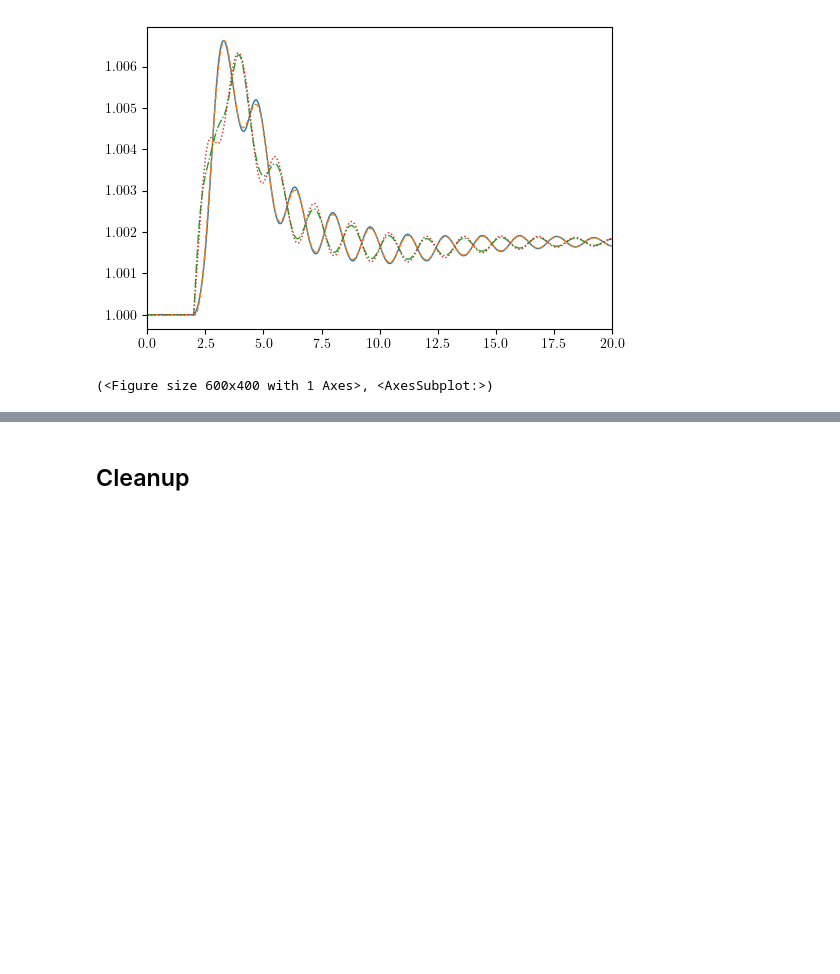
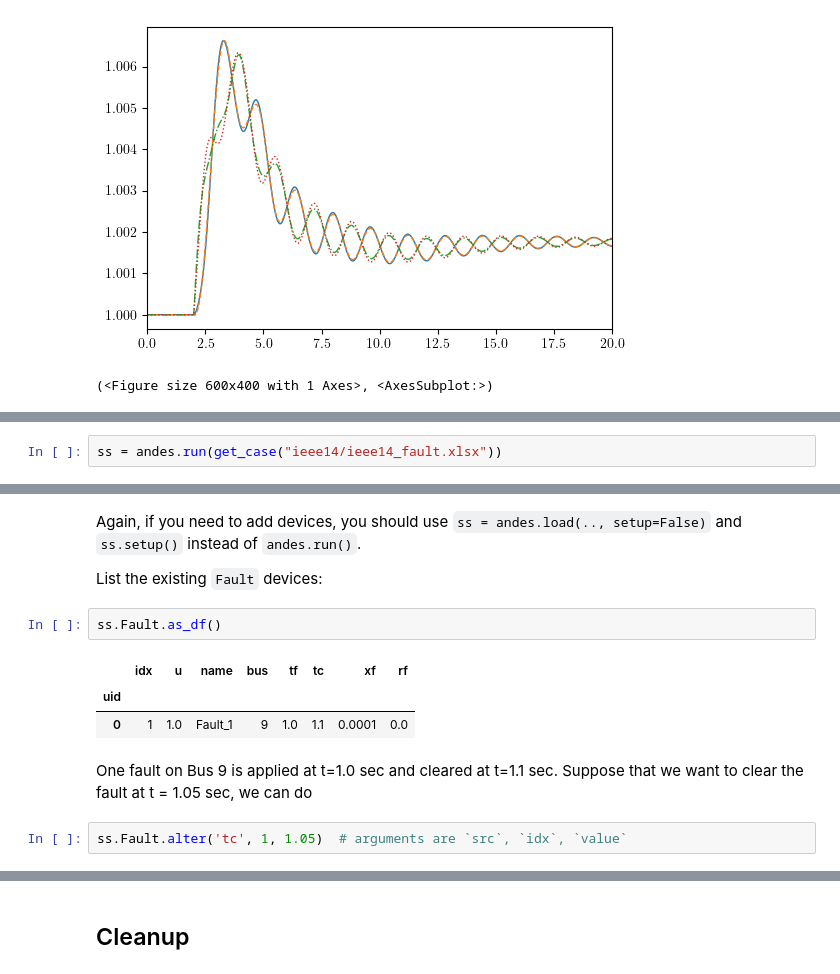
Before and after one commit to CURENT/andes, a Jupyter notebook: examples/ex2.ipynb, the cells around one changed output, grey strips where cells are left out. Saved outputs shown, nothing was run; the diff lists cells and outputs as text; blank space fills up the shorter version.

Commit message:
Added alter fault duration.

```diff
--- a/examples/ex2.ipynb
+++ b/examples/ex2.ipynb
@@ -353,0 +354,2 @@ ss.TDS.plt.plot_data(ss.dae.ts.t, omega )
+# %%
+ss = andes.run(get_case("ieee14/ieee14_fault.xlsx"))
@@ -353,0 +375,16 @@ ss.TDS.plt.plot_data(ss.dae.ts.t, omega )
+# %% [markdown]
+Again, if you need to add devices, you should use ``ss = andes.load(..,
+setup=False)`` and ``ss.setup()`` instead of ``andes.run()``.
+
+List the existing ``Fault`` devices:
+# %%
+ss.Fault.as_df()
+# %% [output]
+|  | idx | u | name | bus | tf | tc | xf | rf |
+| uid |  |  |  |  |  |  |  |  |
+| 0 | 1 | 1.0 | Fault_1 | 9 | 1.0 | 1.1 | 0.0001 | 0.0 |
+# %% [markdown]
+One fault on Bus 9 is applied at t=1.0 sec and cleared at t=1.1 sec. Suppose
+that we want to clear the fault at t = 1.05 sec, we can do
+# %%
+ss.Fault.alter('tc', 1, 1.05)  # arguments are `src`, `idx`, `value`
```
Also changed, not shown: parts of 13 cells of this notebook.
